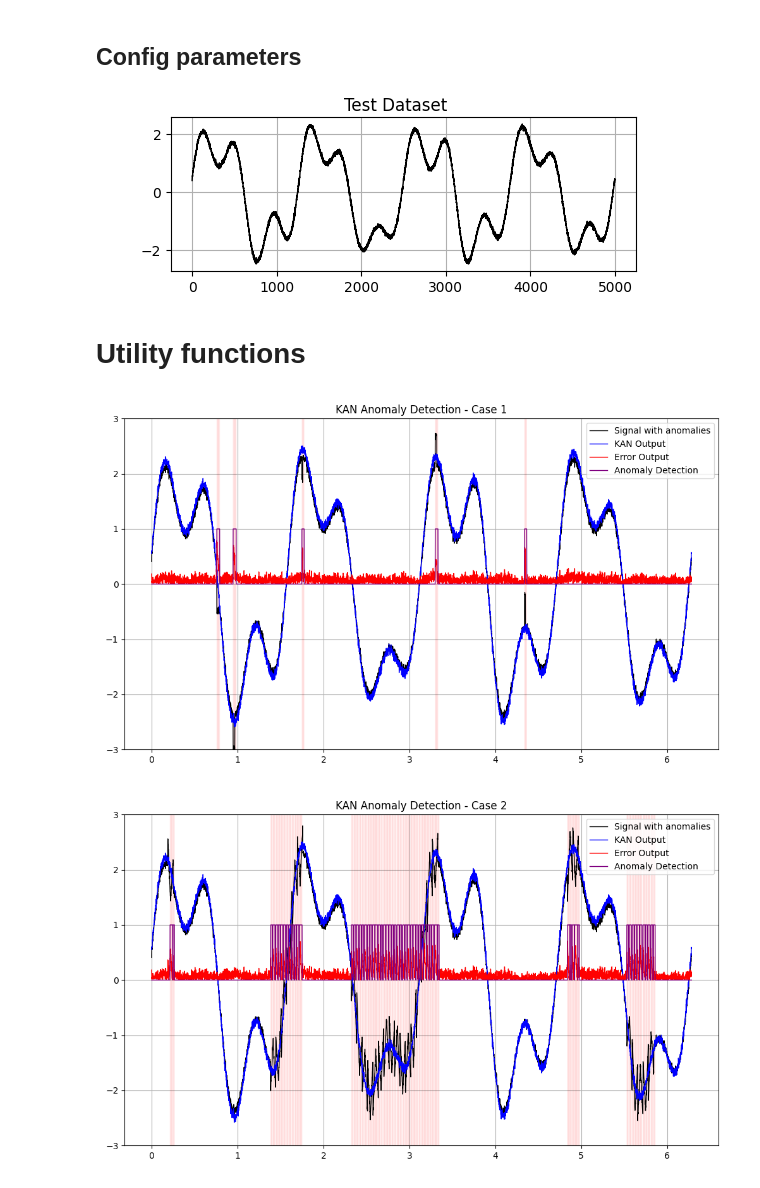
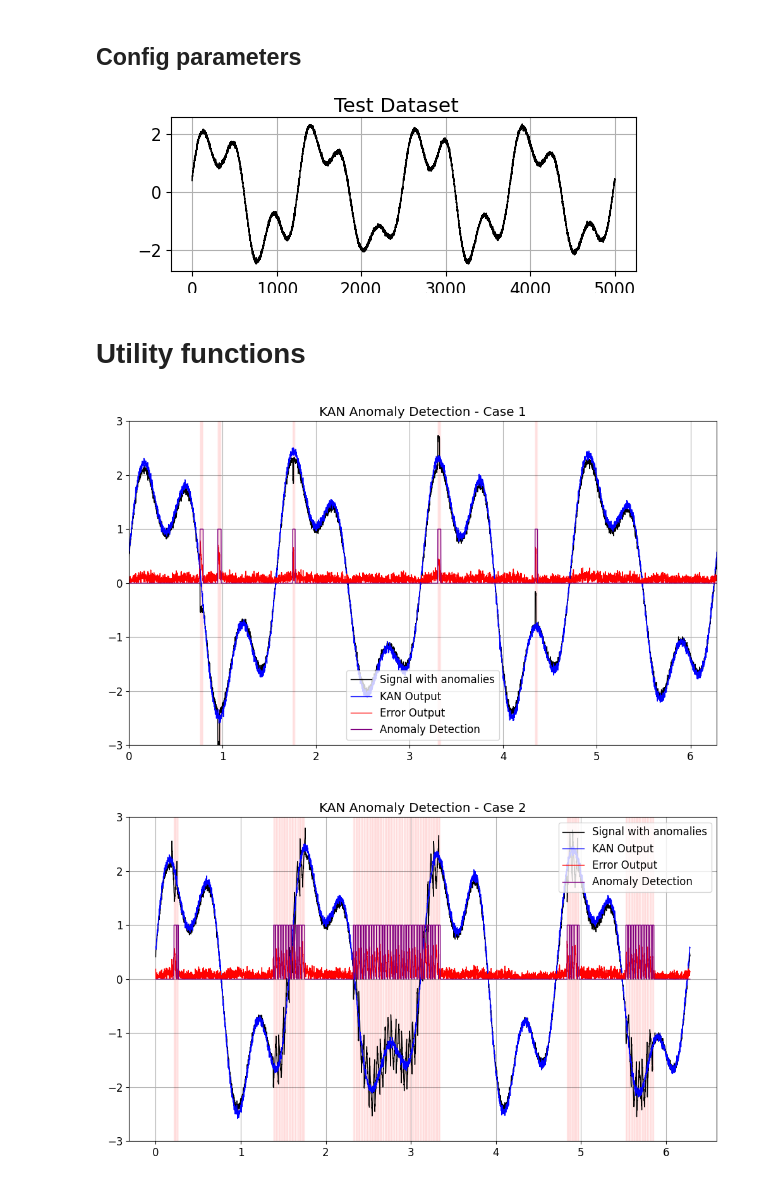
Before and after one commit to capriele/kan_2025_replication, a Jupyter notebook: kan_anomaly_detection_testing.ipynb, the cells around one changed output. Saved outputs shown, nothing was run; the diff lists cells and outputs as text; code cells hidden in the pictures.

```diff
--- a/kan_anomaly_detection_testing.ipynb
+++ b/kan_anomaly_detection_testing.ipynb
@@ -31,6 +31,11 @@ torch.set_default_dtype(torch.float64)
 
 device = torch.device('cuda' if torch.cuda.is_available() else 'cpu')
 print(device)
+
+font = {
+    'size'   : 12
+}
+plt.rc('font', **font)
 # %% [output]
 cpu
 # %% [markdown]
@@ -221,7 +226,7 @@ dataset["train_label"] = torch.transpose(torch.Tensor(train_tmp), 0, 1)
 dataset["test_input"] = torch.transpose(torch.Tensor(test_tmp), 0, 1)
 dataset["test_label"] = torch.transpose(torch.Tensor(test_tmp), 0, 1)
 # %% [output]
-[figure, old version]
+[figure, new version]
 # %% [markdown]
 # Utility functions
 # %%
@@ -392,34 +397,35 @@ knn_output_anomaly = model(matr_anomaly).cpu().detach().numpy()
 
 error = (matr_anomaly-knn_output_anomaly)
 error = error[1,:]
 error = torch.absolute(error)
 error_window = create_window(error, zero_threshold=13, threshold=0.4)
 
 # Plot the outputs from both models
 fig, ax = plt.subplots(figsize=(10, 6))
 
 x = x.cpu().detach().numpy().flatten()
 
 ymin, ymax = matr_anomaly.min(), matr_anomaly.max()
 ax.vlines(x[(error_window==1).nonzero().squeeze()], ymin-space, ymax+space, alpha=0.01, color='#ff0000')
 ax.plot(x, matr_anomaly[1,:].flatten(), label='Signal with anomalies', color='black', linewidth=1)
 ax.plot(x, knn_output_anomaly[1,:].flatten(), label='KAN Output', color='blue', linewidth=1)
 ax.plot(x, error.flatten(), label='Error Output', color='red', linewidth=1)
 ax.plot(x, error_window.flatten(), label='Anomaly Detection', color='purple', linewidth=1)
 
 # Add labels and title
 ax.grid(True)
 ax.set_title('KAN Anomaly Detection - Case 1')
 ax.set_ylim(-3, 3)
+ax.set_xlim(0, 6.28)
 
 # Show legend
 ax.legend()
 
 # Show the plot
 plt.tight_layout()
 plt.show()
 # %% [output]
-[figure, old version]
+[figure, new version]
 # %%
 space = 0.5
 noise_level = 0.04
@@ -471,7 +477,7 @@ ax.legend()
 plt.tight_layout()
 plt.show()
 # %% [output]
-[figure, old version]
+[figure, new version]
 # %%
 space = 0.5
 noise_level = 0.04
```
Also changed, not shown: parts of 3 cells of this notebook, 1 other file.
